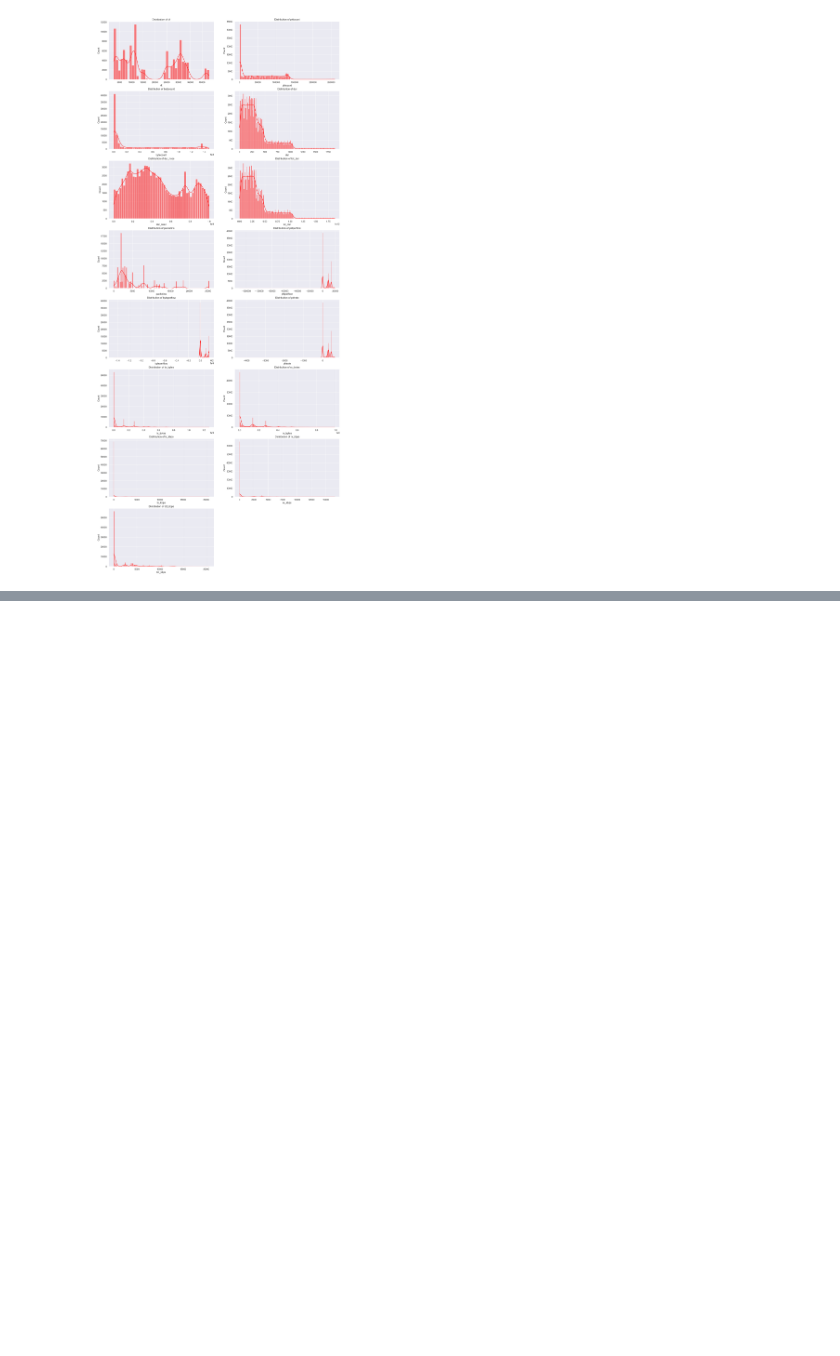
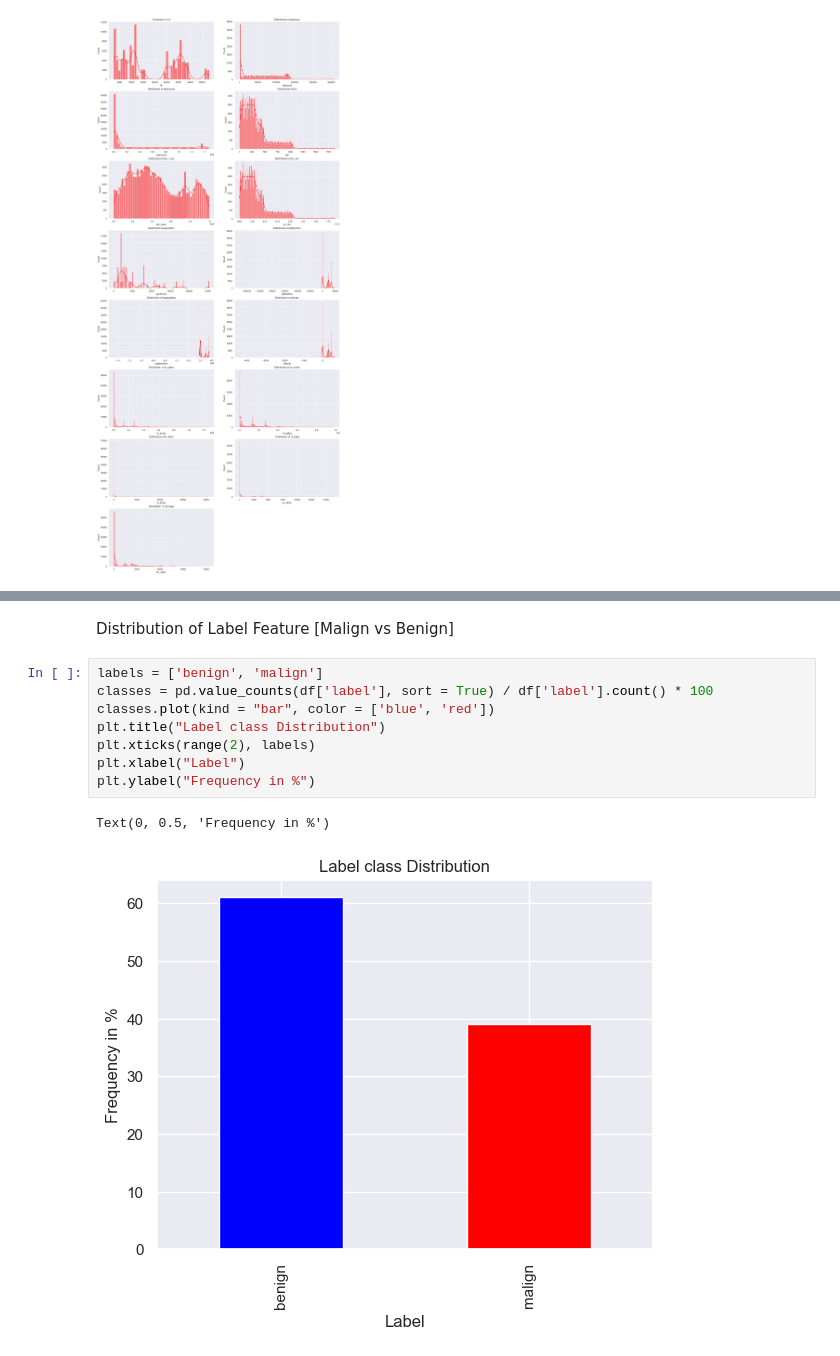
Before and after one commit to Pratham8766/DDoS-Detection-using-Machine-Learning, a Jupyter notebook: model_training_2.ipynb, the cells around one changed output, grey strips where cells are left out. Saved outputs shown, nothing was run; the diff lists cells and outputs as text; blank space fills up the shorter version.

Commit message:
Label Distribution done

```diff
--- a/model_training_2.ipynb
+++ b/model_training_2.ipynb
@@ -285,0 +297,13 @@ plt.show()
+# %% [markdown]
+Distribution of Label Feature [Malign vs Benign]
+# %%
+labels = ['benign', 'malign']
+classes = pd.value_counts(df['label'], sort = True) / df['label'].count() * 100
+classes.plot(kind = "bar", color = ['blue', 'red'])
+plt.title("Label class Distribution")
+plt.xticks(range(2), labels)
+plt.xlabel("Label")
+plt.ylabel("Frequency in %")
+# %% [output]
+Text(0, 0.5, 'Frequency in %')
+[figure, added]
```
Also changed, not shown: parts of 6 cells of this notebook.
